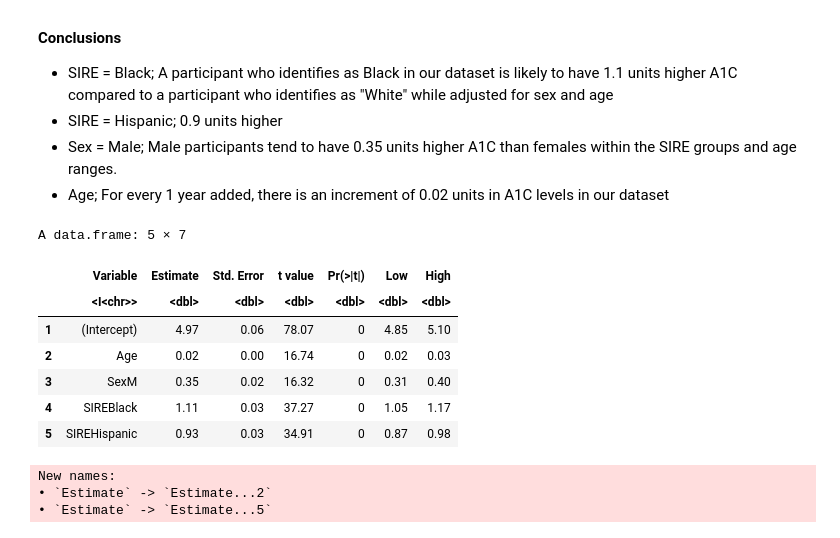
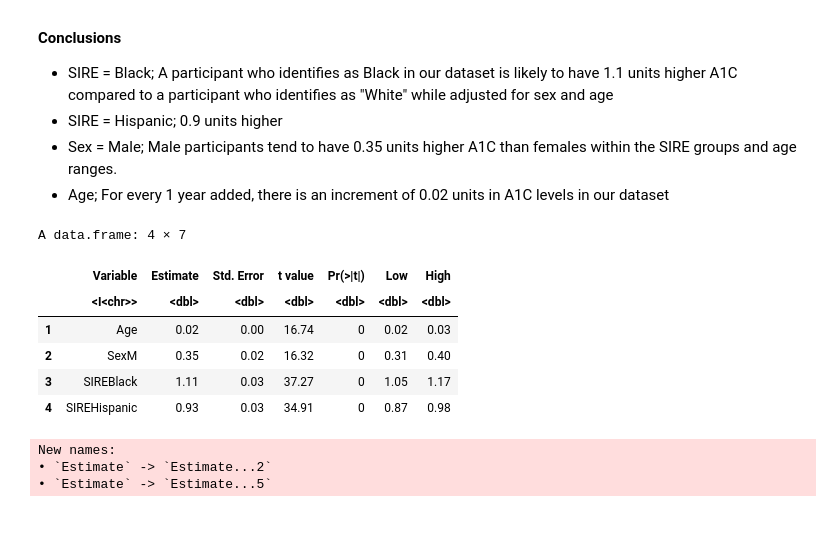
Before and after one commit to healthdisparities/SISG2024-Module4, a Jupyter notebook: Notebooks/Module4-Session4.ipynb, the cells around one changed output. Saved outputs shown, nothing was run; the diff lists cells and outputs as text; code cells hidden in the pictures.

```diff
--- a/Notebooks/Module4-Session4.ipynb
+++ b/Notebooks/Module4-Session4.ipynb
@@ -74,6 +74,7 @@ cohort = merge(cohort, t2d, by = "ParticipantID")
 
 #Make SIRE as a categorical variable.
 cohort$SIRE = factor(cohort$SIRE, level = c("White", "Black", "Hispanic"))
+cohort$T2DStatus = factor(cohort$T2DStatus, level = c(0, 1))
 
 dim(cohort)
 head(cohort)
@@ -169,23 +170,22 @@ F-statistic: 738.6 on 4 and 49995 DF,  p-value: < 2.2e-16
 # %%
 # Get the confidence intervals for the coefficients.
 conf_intervals <- confint(mod) %>% as.data.frame()
 names(conf_intervals) = c("Low", "High")
 
 summary_stats = merge(summary_stats, conf_intervals, by='row.names', all=TRUE)
 names(summary_stats)[1] = "Variable"
 
 # Round to 2 decimals
-summary_stats = summary_stats %>% mutate_if(is.numeric, round, digits = 2)
+summary_stats = summary_stats %>% mutate_if(is.numeric, round, digits = 2) %>% filter(Variable != "(Intercept)")
 head(summary_stats)
 # %% [output]
-A data.frame: 5 × 7
+A data.frame: 4 × 7
 |  | Variable | Estimate | Std. Error | t value | Pr(>|t|) | Low | High |
 |  | <I<chr>> | <dbl> | <dbl> | <dbl> | <dbl> | <dbl> | <dbl> |
-| 1 | (Intercept) | 4.97 | 0.06 | 78.07 | 0 | 4.85 | 5.10 |
-| 2 | Age | 0.02 | 0.00 | 16.74 | 0 | 0.02 | 0.03 |
-| 3 | SexM | 0.35 | 0.02 | 16.32 | 0 | 0.31 | 0.40 |
-| 4 | SIREBlack | 1.11 | 0.03 | 37.27 | 0 | 1.05 | 1.17 |
-| 5 | SIREHispanic | 0.93 | 0.03 | 34.91 | 0 | 0.87 | 0.98 |
+| 1 | Age | 0.02 | 0.00 | 16.74 | 0 | 0.02 | 0.03 |
+| 2 | SexM | 0.35 | 0.02 | 16.32 | 0 | 0.31 | 0.40 |
+| 3 | SIREBlack | 1.11 | 0.03 | 37.27 | 0 | 1.05 | 1.17 |
+| 4 | SIREHispanic | 0.93 | 0.03 | 34.91 | 0 | 0.87 | 0.98 |
 # %%
 forest_plot = forester(left_side_data = summary_stats[,c(1,2,5)],
            estimate = summary_stats$Estimate,
```
Also changed, not shown: parts of 7 cells of this notebook.
